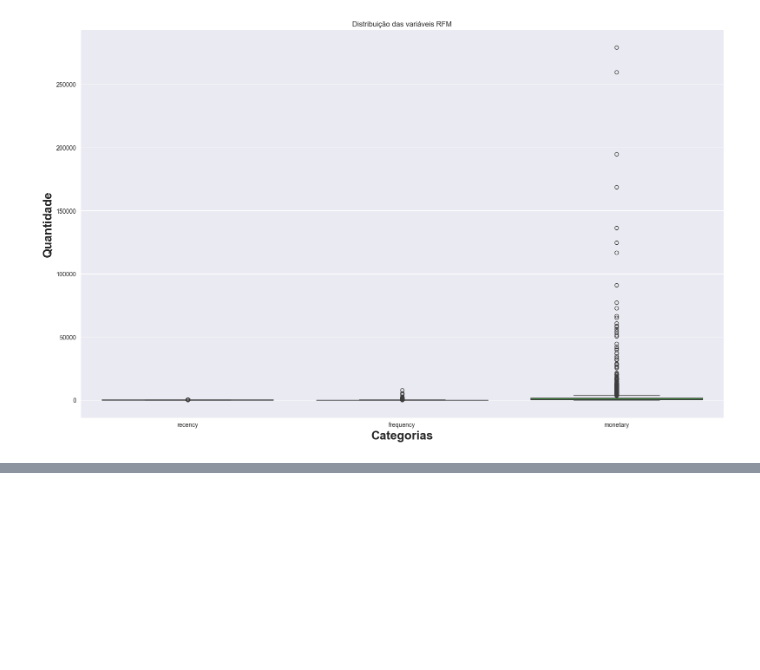
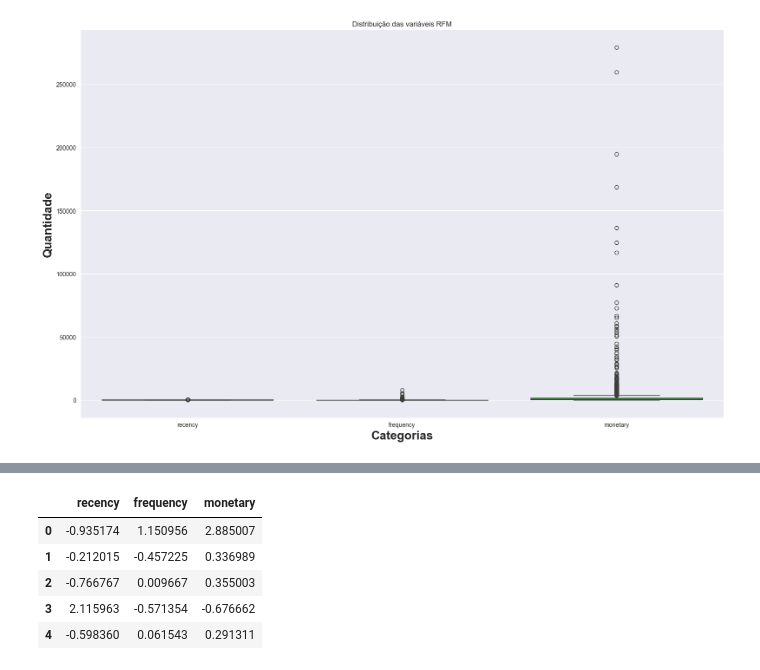
Before and after one commit to PhysicTeacherCode/Pricing-Customer-and-Recommendation, a Jupyter notebook: notebooks/5_customer_classification.ipynb, the cells around one changed output, grey strips where cells are left out. Saved outputs shown, nothing was run; the diff lists cells and outputs as text; code cells hidden in the pictures; blank space fills up the shorter version.

```diff
--- a/notebooks/5_customer_classification.ipynb
+++ b/notebooks/5_customer_classification.ipynb
@@ -104,0 +140,12 @@ plt.show()
+# %%
+RFM_scaled = pd.DataFrame(RFM_scaled)
+
+RFM_scaled.columns = ['recency','frequency','monetary'] # renomeando colunas
+RFM_scaled.head()
+# %% [output]
+|  | recency | frequency | monetary |
+| 0 | -0.935174 | 1.150956 | 2.885007 |
+| 1 | -0.212015 | -0.457225 | 0.336989 |
+| 2 | -0.766767 | 0.009667 | 0.355003 |
+| 3 | 2.115963 | -0.571354 | -0.676662 |
+| 4 | -0.598360 | 0.061543 | 0.291311 |
```
Also changed, not shown: parts of 11 cells of this notebook.
